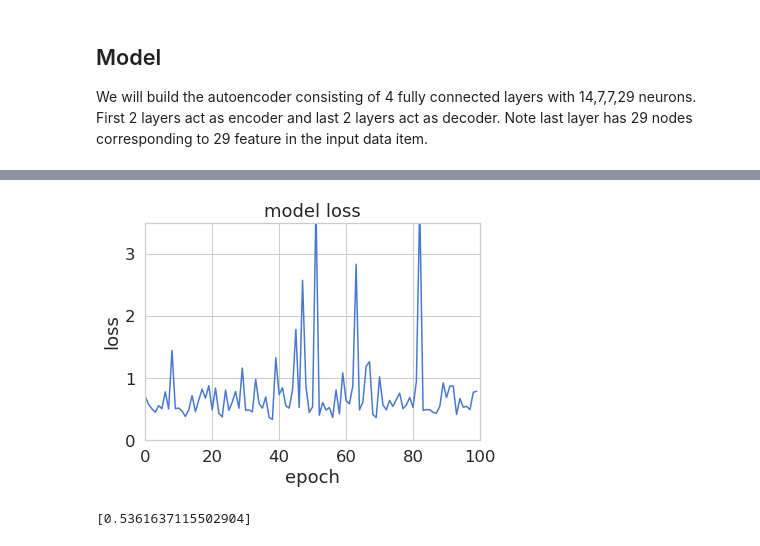
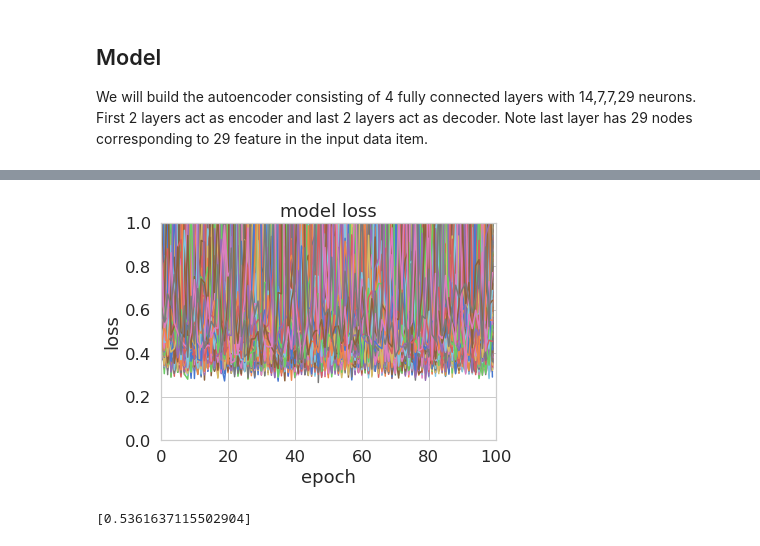
Before and after one commit to vimalkansal/credit_card_fraud_detection, a Jupyter notebook: project/credit_card_fraud_detection.ipynb, the cells around one changed output, grey strips where cells are left out. Cells and saved outputs as stored; diff of their text form; code cells hidden in the pictures.

Commit message:
Modified the training code to record the loss for each epoch properly

```diff
--- a/project/credit_card_fraud_detection.ipynb
+++ b/project/credit_card_fraud_detection.ipynb
@@ -243,6 +243,7 @@ history['train_loss'] = []
 history['test_loss'] = []
 # %%
 for epoch in range(num_epochs):
+    h = np.array([])
     for data in train_loader:
         #print(type(data))
         #data = Variable(data).cpu()
@@ -250,15 +251,17 @@ for epoch in range(num_epochs):
         # ===================forward=====================
         output = model(data)
         loss = criterion(output, data)
+        h = np.append(h, loss.item())
 
         # ===================backward====================
         optimizer.zero_grad()
         loss.backward()
         optimizer.step()
     # ===================log========================
+    mean_loss = np.mean(h)
     print('epoch [{}/{}], loss:{:.4f}'
-          .format(epoch + 1, num_epochs, loss.item()))
-    history['train_loss'].append(loss.item())
+          .format(epoch + 1, num_epochs, mean_loss))
+    history['train_loss'].append(h)
 
 
 torch.save(model.state_dict(), './credit_card_model.pth')
@@ -292,15 +295,15 @@ with torch.no_grad():
 # %%
 #history['train_loss']
 #plt.plot(range(num_epochs),history['train_loss'],'ro',linewidth=2.0)
 plt.plot(history['train_loss'])
 plt.title('model loss')
 plt.ylabel('loss')
 plt.xlabel('epoch')
-plt.axis([0,100,0,3.5])
+plt.axis([0,100,0,1])
 #plt.legend(['train', 'test'], loc='upper right');
 plt.show()
 # %% [output]
-[figure, old version]
+[figure, new version]
 # %%
 history['train_loss']
 # %% [output]
```
Also changed, not shown: parts of 2 cells of this notebook.
